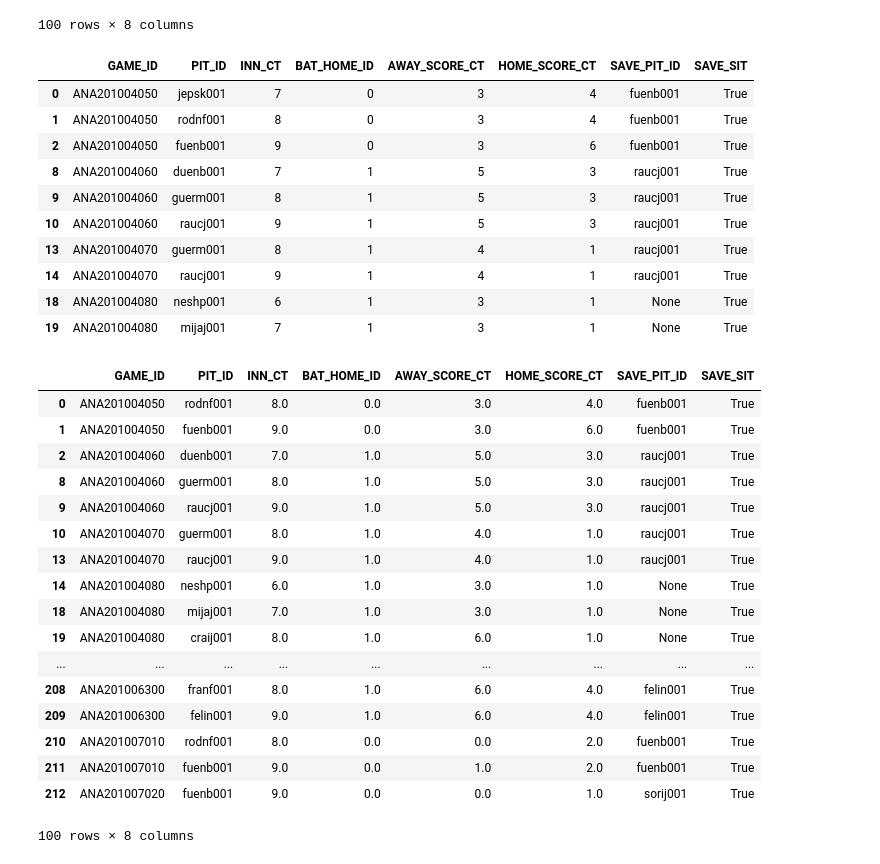
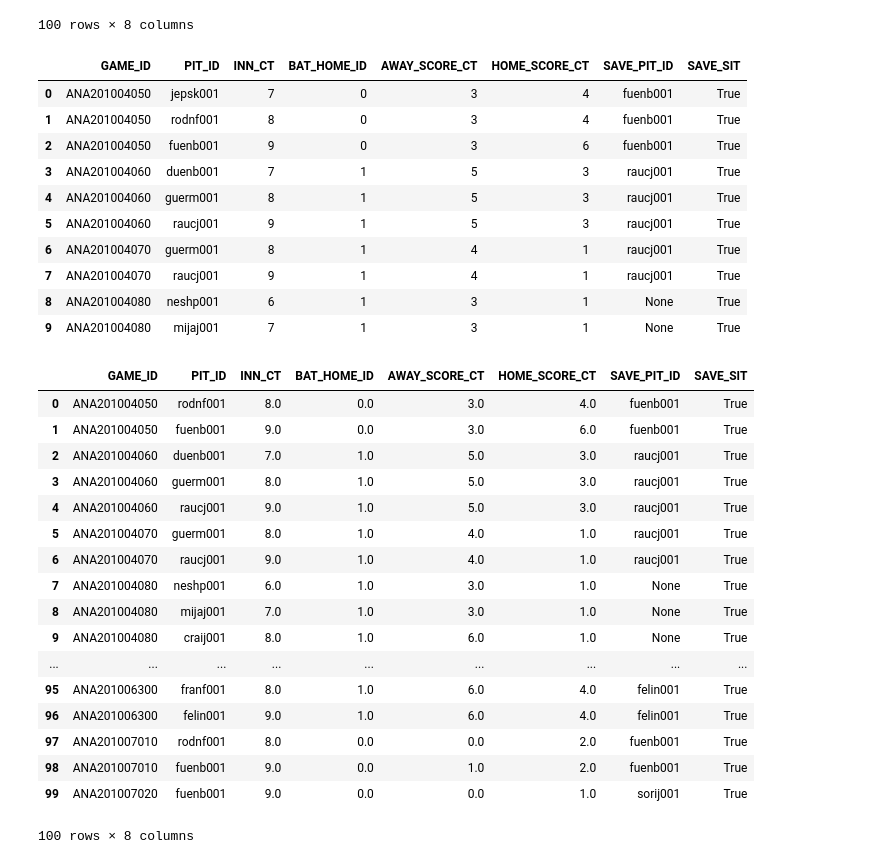
Before and after one commit to DylanSchneider/Save2.0, a Jupyter notebook: Save2.ipynb, the cells around one changed output. Saved outputs shown, nothing was run; the diff lists cells and outputs as text; code cells hidden in the pictures.

```diff
--- a/Save2.ipynb
+++ b/Save2.ipynb
@@ -44,7 +48,7 @@ df_pitch_subs[['GAME_ID', 'PIT_ID', 'INN_CT', 'BAT_HOME_ID', 'AWAY_SCORE_CT', 'H
 | 99 | ANA201005100 | fuenb001 | 9 | 0 | 1 | 4 | None | True |
 100 rows × 8 columns
 # %%
-df_pitch_subs = df_pitch_subs[df_pitch_subs['SAVE_SIT'] == True].reindex()
+df_pitch_subs = df_pitch_subs[df_pitch_subs['SAVE_SIT'] == True].reset_index()
 # %%
 df_pitch_subs[['GAME_ID', 'PIT_ID', 'INN_CT', 'BAT_HOME_ID', 'AWAY_SCORE_CT', 'HOME_SCORE_CT', 'SAVE_PIT_ID', 'SAVE_SIT']].head(10)
 # %% [output]
@@ -52,34 +56,34 @@ df_pitch_subs[['GAME_ID', 'PIT_ID', 'INN_CT', 'BAT_HOME_ID', 'AWAY_SCORE_CT', 'H
 | 0 | ANA201004050 | jepsk001 | 7 | 0 | 3 | 4 | fuenb001 | True |
 | 1 | ANA201004050 | rodnf001 | 8 | 0 | 3 | 4 | fuenb001 | True |
 | 2 | ANA201004050 | fuenb001 | 9 | 0 | 3 | 6 | fuenb001 | True |
-| 8 | ANA201004060 | duenb001 | 7 | 1 | 5 | 3 | raucj001 | True |
-| 9 | ANA201004060 | guerm001 | 8 | 1 | 5 | 3 | raucj001 | True |
-| 10 | ANA201004060 | raucj001 | 9 | 1 | 5 | 3 | raucj001 | True |
-| 13 | ANA201004070 | guerm001 | 8 | 1 | 4 | 1 | raucj001 | True |
-| 14 | ANA201004070 | raucj001 | 9 | 1 | 4 | 1 | raucj001 | True |
-| 18 | ANA201004080 | neshp001 | 6 | 1 | 3 | 1 | None | True |
-| 19 | ANA201004080 | mijaj001 | 7 | 1 | 3 | 1 | None | True |
+| 3 | ANA201004060 | duenb001 | 7 | 1 | 5 | 3 | raucj001 | True |
+| 4 | ANA201004060 | guerm001 | 8 | 1 | 5 | 3 | raucj001 | True |
+| 5 | ANA201004060 | raucj001 | 9 | 1 | 5 | 3 | raucj001 | True |
+| 6 | ANA201004070 | guerm001 | 8 | 1 | 4 | 1 | raucj001 | True |
+| 7 | ANA201004070 | raucj001 | 9 | 1 | 4 | 1 | raucj001 | True |
+| 8 | ANA201004080 | neshp001 | 6 | 1 | 3 | 1 | None | True |
+| 9 | ANA201004080 | mijaj001 | 7 | 1 | 3 | 1 | None | True |
 # %%
-df_next_pitcher = df_pitch_subs.shift(-1)
+df_next_pitcher = df_pitch_subs.shift(-1).reset_index()
 df_next_pitcher[['GAME_ID', 'PIT_ID', 'INN_CT', 'BAT_HOME_ID', 'AWAY_SCORE_CT', 'HOME_SCORE_CT', 'SAVE_PIT_ID', 'SAVE_SIT']].head(100)
 # %% [output]
 |  | GAME_ID | PIT_ID | INN_CT | BAT_HOME_ID | AWAY_SCORE_CT | HOME_SCORE_CT | SAVE_PIT_ID | SAVE_SIT |
 | 0 | ANA201004050 | rodnf001 | 8.0 | 0.0 | 3.0 | 4.0 | fuenb001 | True |
 | 1 | ANA201004050 | fuenb001 | 9.0 | 0.0 | 3.0 | 6.0 | fuenb001 | True |
 | 2 | ANA201004060 | duenb001 | 7.0 | 1.0 | 5.0 | 3.0 | raucj001 | True |
-| 8 | ANA201004060 | guerm001 | 8.0 | 1.0 | 5.0 | 3.0 | raucj001 | True |
-| 9 | ANA201004060 | raucj001 | 9.0 | 1.0 | 5.0 | 3.0 | raucj001 | True |
-| 10 | ANA201004070 | guerm001 | 8.0 | 1.0 | 4.0 | 1.0 | raucj001 | True |
-| 13 | ANA201004070 | raucj001 | 9.0 | 1.0 | 4.0 | 1.0 | raucj001 | True |
-| 14 | ANA201004080 | neshp001 | 6.0 | 1.0 | 3.0 | 1.0 | None | True |
-| 18 | ANA201004080 | mijaj001 | 7.0 | 1.0 | 3.0 | 1.0 | None | True |
-| 19 | ANA201004080 | craij001 | 8.0 | 1.0 | 6.0 | 1.0 | None | True |
+| 3 | ANA201004060 | guerm001 | 8.0 | 1.0 | 5.0 | 3.0 | raucj001 | True |
+| 4 | ANA201004060 | raucj001 | 9.0 | 1.0 | 5.0 | 3.0 | raucj001 | True |
+| 5 | ANA201004070 | guerm001 | 8.0 | 1.0 | 4.0 | 1.0 | raucj001 | True |
+| 6 | ANA201004070 | raucj001 | 9.0 | 1.0 | 4.0 | 1.0 | raucj001 | True |
+| 7 | ANA201004080 | neshp001 | 6.0 | 1.0 | 3.0 | 1.0 | None | True |
+| 8 | ANA201004080 | mijaj001 | 7.0 | 1.0 | 3.0 | 1.0 | None | True |
+| 9 | ANA201004080 | craij001 | 8.0 | 1.0 | 6.0 | 1.0 | None | True |
 | ... | ... | ... | ... | ... | ... | ... | ... | ... |
-| 208 | ANA201006300 | franf001 | 8.0 | 1.0 | 6.0 | 4.0 | felin001 | True |
-| 209 | ANA201006300 | felin001 | 9.0 | 1.0 | 6.0 | 4.0 | felin001 | True |
-| 210 | ANA201007010 | rodnf001 | 8.0 | 0.0 | 0.0 | 2.0 | fuenb001 | True |
-| 211 | ANA201007010 | fuenb001 | 9.0 | 0.0 | 1.0 | 2.0 | fuenb001 | True |
-| 212 | ANA201007020 | fuenb001 | 9.0 | 0.0 | 0.0 | 1.0 | sorij001 | True |
+| 95 | ANA201006300 | franf001 | 8.0 | 1.0 | 6.0 | 4.0 | felin001 | True |
+| 96 | ANA201006300 | felin001 | 9.0 | 1.0 | 6.0 | 4.0 | felin001 | True |
+| 97 | ANA201007010 | rodnf001 | 8.0 | 0.0 | 0.0 | 2.0 | fuenb001 | True |
+| 98 | ANA201007010 | fuenb001 | 9.0 | 0.0 | 1.0 | 2.0 | fuenb001 | True |
+| 99 | ANA201007020 | fuenb001 | 9.0 | 0.0 | 0.0 | 1.0 | sorij001 | True |
 100 rows × 8 columns
 # %%
 df_pitch_subs['made_save'] = None
```
Also changed, not shown: parts of 3 cells of this notebook.
